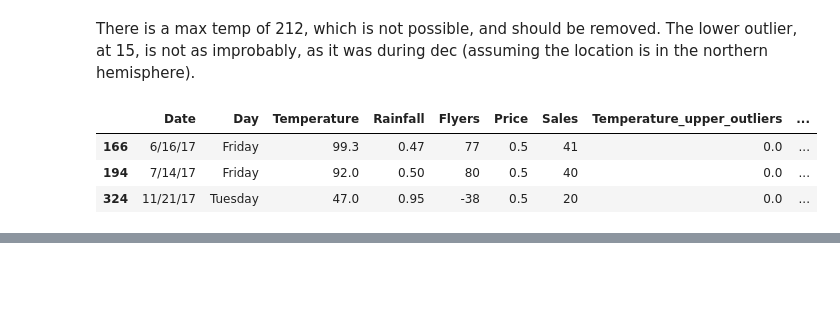
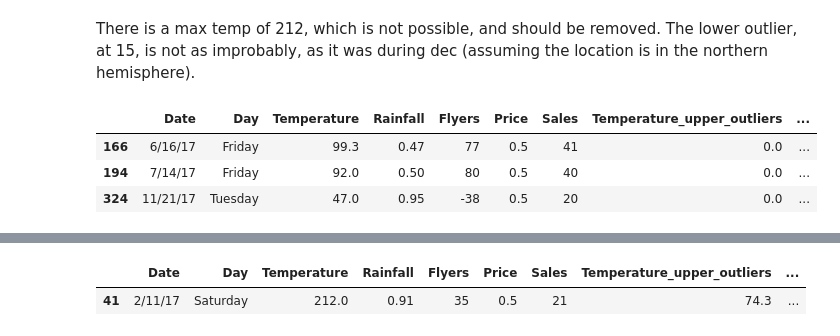
Before and after one commit to guedanie/anomaly_detection, a Jupyter notebook: continuous_probabilistic_methods.ipynb, the cells around one changed output, grey strips where cells are left out. Drawn from its saved outputs; the diff is of its cells as text; code cells hidden in the pictures; blank space fills up the shorter version.

```diff
--- a/continuous_probabilistic_methods.ipynb
+++ b/continuous_probabilistic_methods.ipynb
@@ -134,0 +175,9 @@ df[upper | lower]
+# %%
+col = "Temperature"
+upper = df[col + "_upper_outliers"] > 0
+lower = df[col + "_lower_outliers"] < 0
+
+df[upper | lower]
+# %% [output]
+|  | Date | Day | Temperature | Rainfall | Flyers | Price | Sales | Temperature_upper_outliers | ... |
+| 41 | 2/11/17 | Saturday | 212.0 | 0.91 | 35 | 0.5 | 21 | 74.3 | ... |
```
Also changed, not shown: parts of 24 cells of this notebook.
